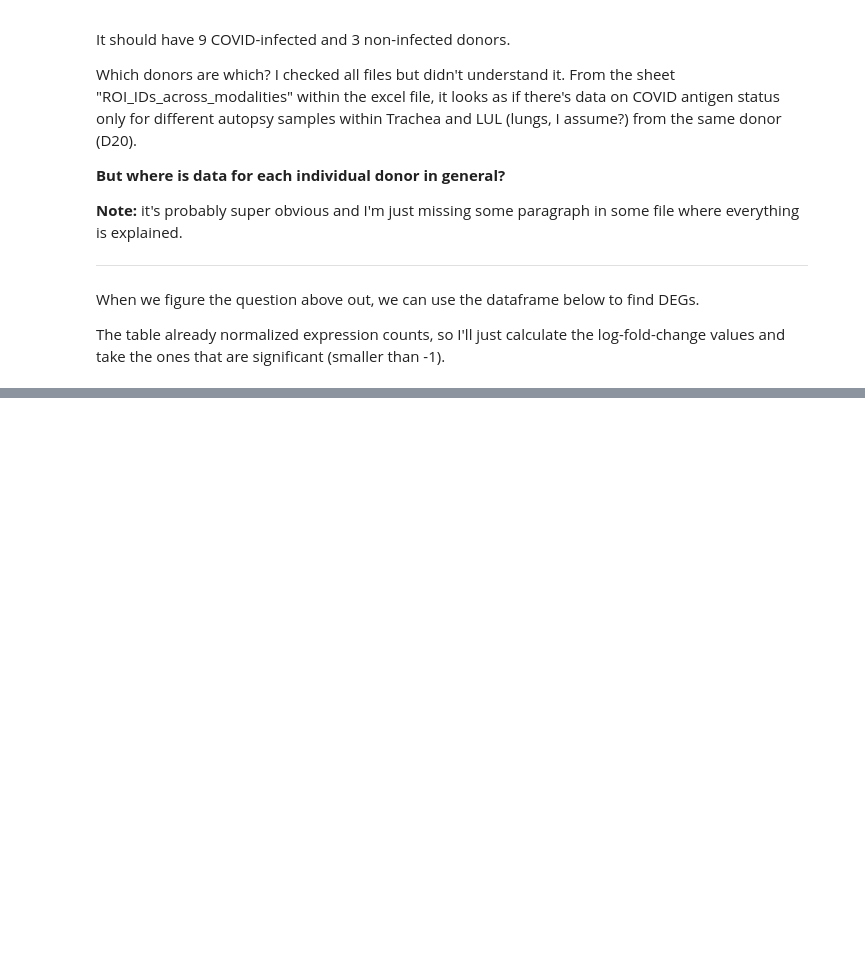
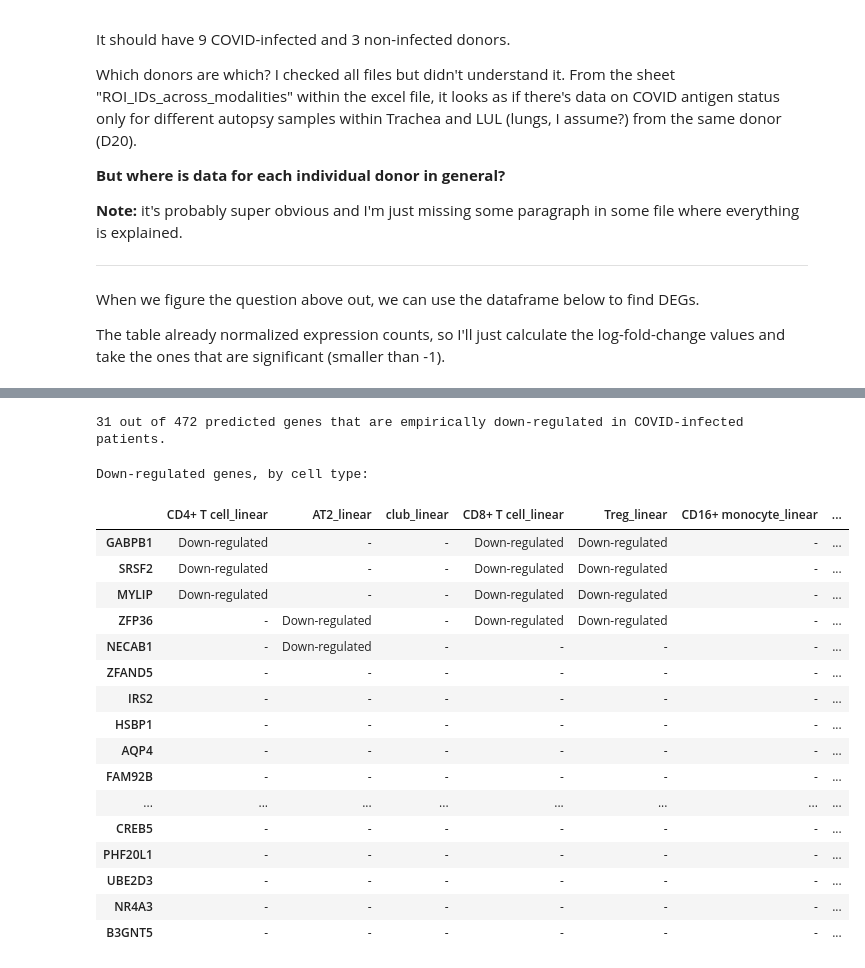
Before and after one commit to mbalesni/covid-mirna, a Jupyter notebook: transcriptome-analysis/transcriptome_analysis.ipynb, the cells around one changed output, grey strips where cells are left out. Saved outputs shown, nothing was run; the diff lists cells and outputs as text; code cells hidden in the pictures; blank space fills up the shorter version.

```diff
--- a/transcriptome-analysis/transcriptome_analysis.ipynb
+++ b/transcriptome-analysis/transcriptome_analysis.ipynb
@@ -193,0 +178,6 @@ pd.read_excel('GSE162911_Nanostring_Count_Matrices.xlsx', sheet_name='WTA_Q3Norm
+# %%
+sheets = pd.read_excel('diff-expressed-sup4.xlsx', sheet_name=None)
+cell_names = list(sheets.keys())
+print(f'Loaded differential expression tables from {len(cell_names)} cells.')
+print('\nCell names:')
+print('\n- '.join(['']+cell_names))
@@ -193,0 +282,6 @@ pd.read_excel('GSE162911_Nanostring_Count_Matrices.xlsx', sheet_name='WTA_Q3Norm
+# %%
+predicted_lax_set = set(list(predicted_genes_lax_df.loc[:, 'Gene Symbol']))
+overlap = predicted_lax_set.intersection(merged)
+print(f'{len(overlap)} out of {len(predicted_genes_lax_df)} predicted genes that are empirically down-regulated in COVID-infected patients.')
+# %% [output]
+31 out of 472 predicted genes that are empirically down-regulated in COVID-infected patients.
@@ -193,0 +293,38 @@ pd.read_excel('GSE162911_Nanostring_Count_Matrices.xlsx', sheet_name='WTA_Q3Norm
+# %%
+column_names = list(cell_type_ddegs.keys())
+# %%
+cell_type_ddegs_overlap = {cell_type:genes.intersection(predicted_lax_set) for cell_type, genes in cell_type_ddegs.items()}
+# %%
+gene_to_cells = {}
+for cell_type, genes in cell_type_ddegs_overlap.items():
+    for gene in genes:
+        if gene not in gene_to_cells:
+            gene_to_cells[gene] = ['-'] * len(column_names)
+
+
+        gene_to_cells[gene][column_names.index(cell_type)] = 'Down-regulated'
+
+results = pd.DataFrame(gene_to_cells).T
+results.columns = column_names
+
+print('Down-regulated genes, by cell type:')
+results
+# %% [output]
+Down-regulated genes, by cell type:
+|  | CD4+ T cell_linear | AT2_linear | club_linear | CD8+ T cell_linear | Treg_linear | CD16+ monocyte_linear | ... |
+| GABPB1 | Down-regulated | - | - | Down-regulated | Down-regulated | - | ... |
+| SRSF2 | Down-regulated | - | - | Down-regulated | Down-regulated | - | ... |
+| MYLIP | Down-regulated | - | - | Down-regulated | Down-regulated | - | ... |
+| ZFP36 | - | Down-regulated | - | Down-regulated | Down-regulated | - | ... |
+| NECAB1 | - | Down-regulated | - | - | - | - | ... |
+| ZFAND5 | - | - | - | - | - | - | ... |
+| IRS2 | - | - | - | - | - | - | ... |
+| HSBP1 | - | - | - | - | - | - | ... |
+| AQP4 | - | - | - | - | - | - | ... |
+| FAM92B | - | - | - | - | - | - | ... |
+| ... | ... | ... | ... | ... | ... | ... | ... |
+| CREB5 | - | - | - | - | - | - | ... |
+| PHF20L1 | - | - | - | - | - | - | ... |
+| UBE2D3 | - | - | - | - | - | - | ... |
+| NR4A3 | - | - | - | - | - | - | ... |
+| B3GNT5 | - | - | - | - | - | - | ... |
```
Also changed, not shown: parts of 5 cells of this notebook, 1 other file.
